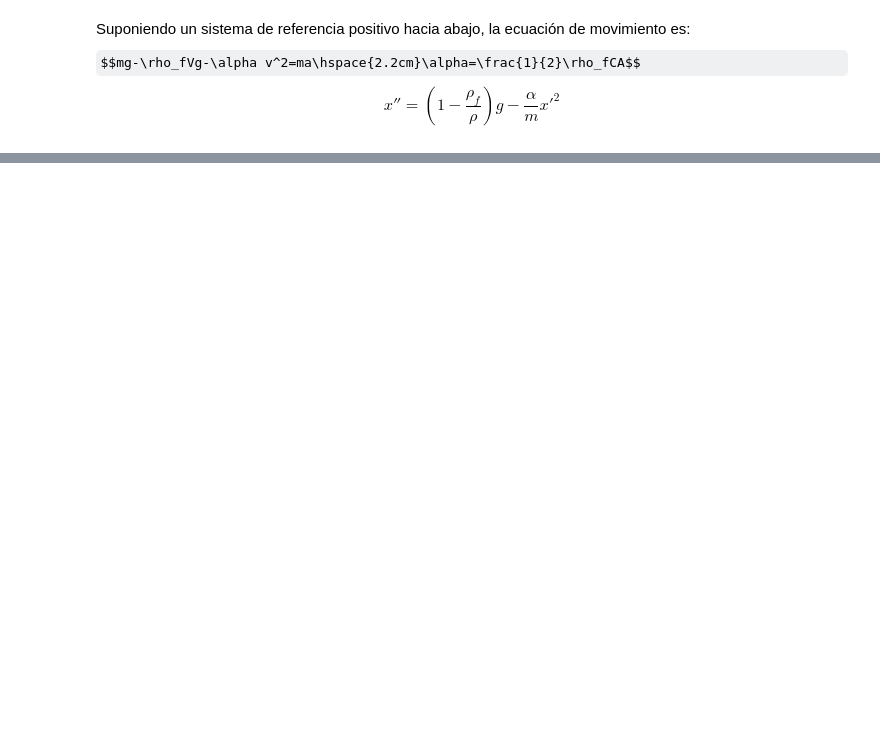
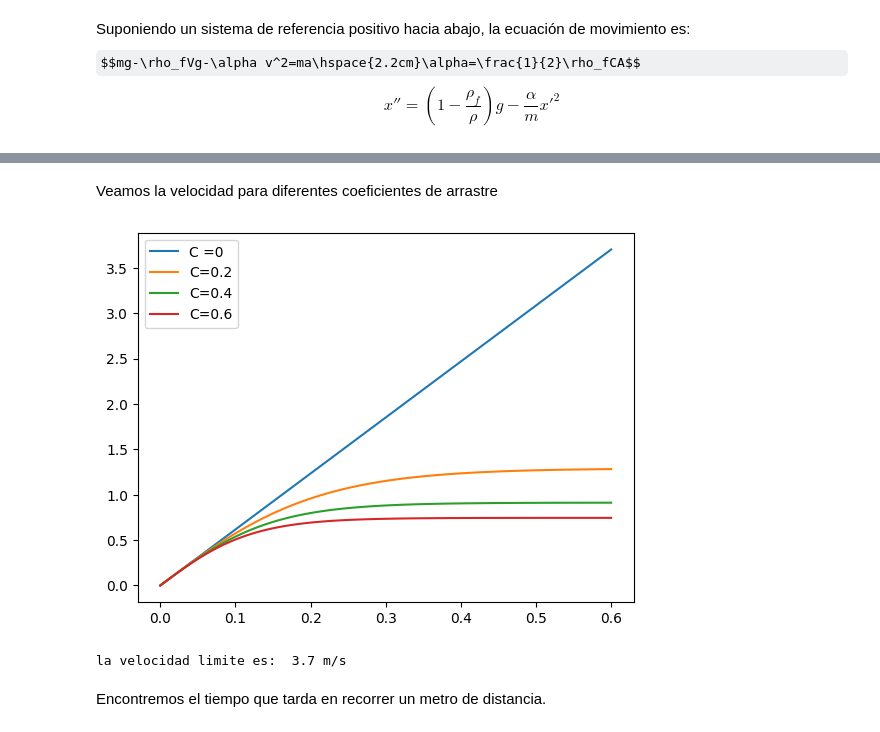
Before and after one commit to cjimenez275/Simulacion_Fisica, a Jupyter notebook: 7_ODEINT.ipynb, the cells around one changed output, grey strips where cells are left out. Cells and saved outputs as stored; diff of their text form; code cells hidden in the pictures; some formulas as TeX source; blank space fills up the shorter version.

```diff
--- a/7_ODEINT.ipynb
+++ b/7_ODEINT.ipynb
@@ -126,0 +132,56 @@ la velocidad limite es:  0.84 m/s
+# %% [markdown]
+Veamos la velocidad para diferentes coeficientes de arrastre
+# %%
+g, pf, p, m = 9.8, 1000, 2700, 0.0027
+A = 0.0001
+t = np.linspace(0, 0.6, 100)
+
+C=0
+a=0.5*pf*C*A
+x0 = [0, 0]
+def ecuacion(y0,x):
+  x, v = y0
+  f = [v, (1-(pf/p))*g-(a/m)*v**2]
+  return f
+xsol1 = odeint(ecuacion, x0, t)
+
+
+C=0.2
+a=0.5*pf*C*A
+x0 = [0, 0]
+def ecuacion(y0,x):
+  x, v = y0
+  f = [v, (1-(pf/p))*g-(a/m)*v**2]
+  return f
+xsol2 = odeint(ecuacion, x0, t)
+
+C=0.4
+a=0.5*pf*C*A
+x0 = [0, 0]
+def ecuacion(y0,x):
+  x, v = y0
+  f = [v, (1-(pf/p))*g-(a/m)*v**2]
+  return f
+xsol3 = odeint(ecuacion, x0, t)
+
+C=0.6
+a=0.5*pf*C*A
+x0 = [0, 0]
+def ecuacion(y0,x):
+  x, v = y0
+  f = [v, (1-(pf/p))*g-(a/m)*v**2]
+  return f
+xsol4 = odeint(ecuacion, x0, t)
+
+
+plt.plot(t, xsol1[:, 1], label="C =0")
+plt.plot(t, xsol2[:, 1], label="C=0.2")
+plt.plot(t, xsol3[:, 1], label="C=0.4")
+plt.plot(t, xsol4[:, 1], label="C=0.6")
+plt.legend()
+plt.show()
+# %% [output]
+[figure, added]
+la velocidad limite es:  3.7 m/s
+# %% [markdown]
+Encontremos el tiempo que tarda en recorrer un metro de distancia.
```
Also changed, not shown: parts of 9 cells of this notebook.
